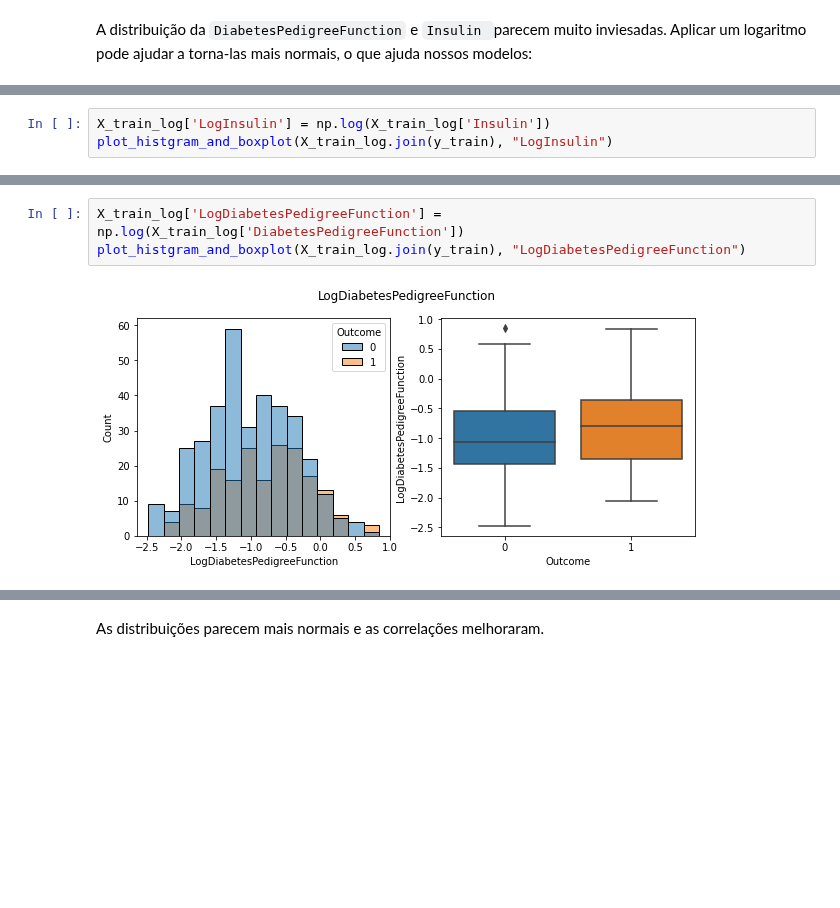
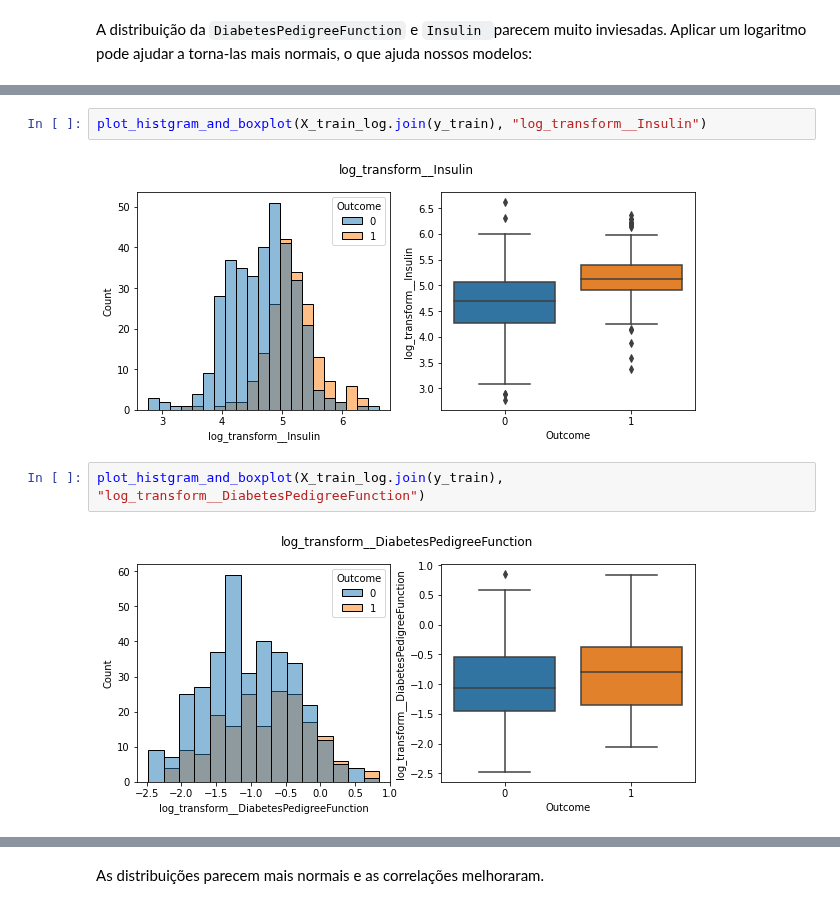
Before and after one commit to franklinzppa/diabetes-classification, a Jupyter notebook: diabetes-clf.ipynb, the cells around one changed output, grey strips where cells are left out. Saved outputs shown, nothing was run; the diff lists cells and outputs as text; blank space fills up the shorter version.

```diff
--- a/diabetes-clf.ipynb
+++ b/diabetes-clf.ipynb
@@ -973,3 +959,0 @@ X_train_log.head()
-# %%
-X_train_log['LogInsulin'] = np.log(X_train_log['Insulin'])
-plot_histgram_and_boxplot(X_train_log.join(y_train), "LogInsulin")
@@ -978,8 +960,11 @@ plot_histgram_and_boxplot(X_train_log.join(y_train), "LogInsulin")
-# %%
-X_train_log['LogDiabetesPedigreeFunction'] = np.log(X_train_log['DiabetesPedigreeFunction'])
-plot_histgram_and_boxplot(X_train_log.join(y_train), "LogDiabetesPedigreeFunction")
-# %% [output]
-[figure, removed]
+# %%
+plot_histgram_and_boxplot(X_train_log.join(y_train), "log_transform__Insulin")
+# %% [output]
+[figure, added]
+# %%
+plot_histgram_and_boxplot(X_train_log.join(y_train), "log_transform__DiabetesPedigreeFunction")
+# %% [output]
+[figure, added]
 # %%
 correlacao(X_train_log.join(y_train))
 # %% [output]
```
Also changed, not shown: parts of 64 cells of this notebook, 1 other file.
